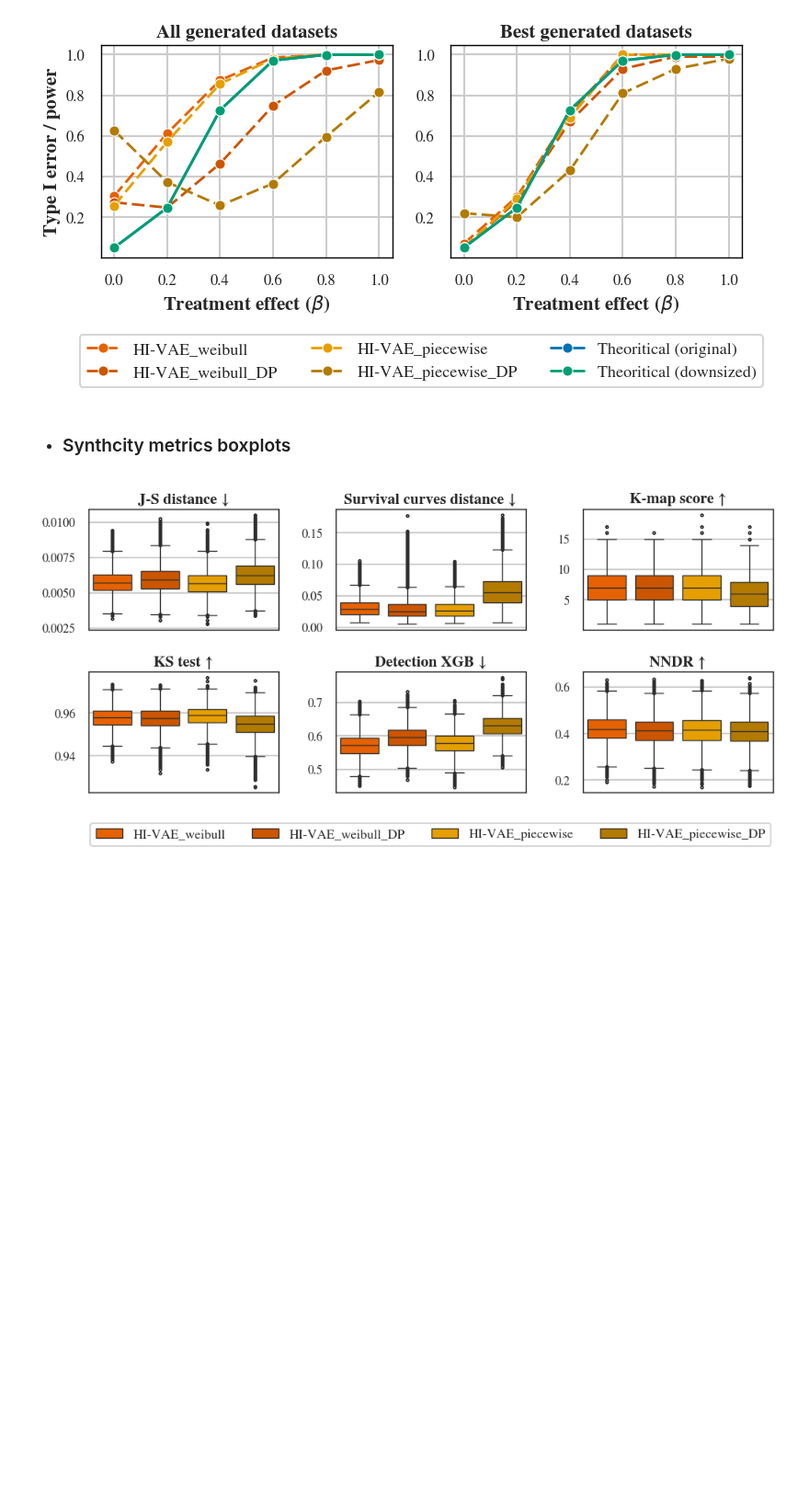
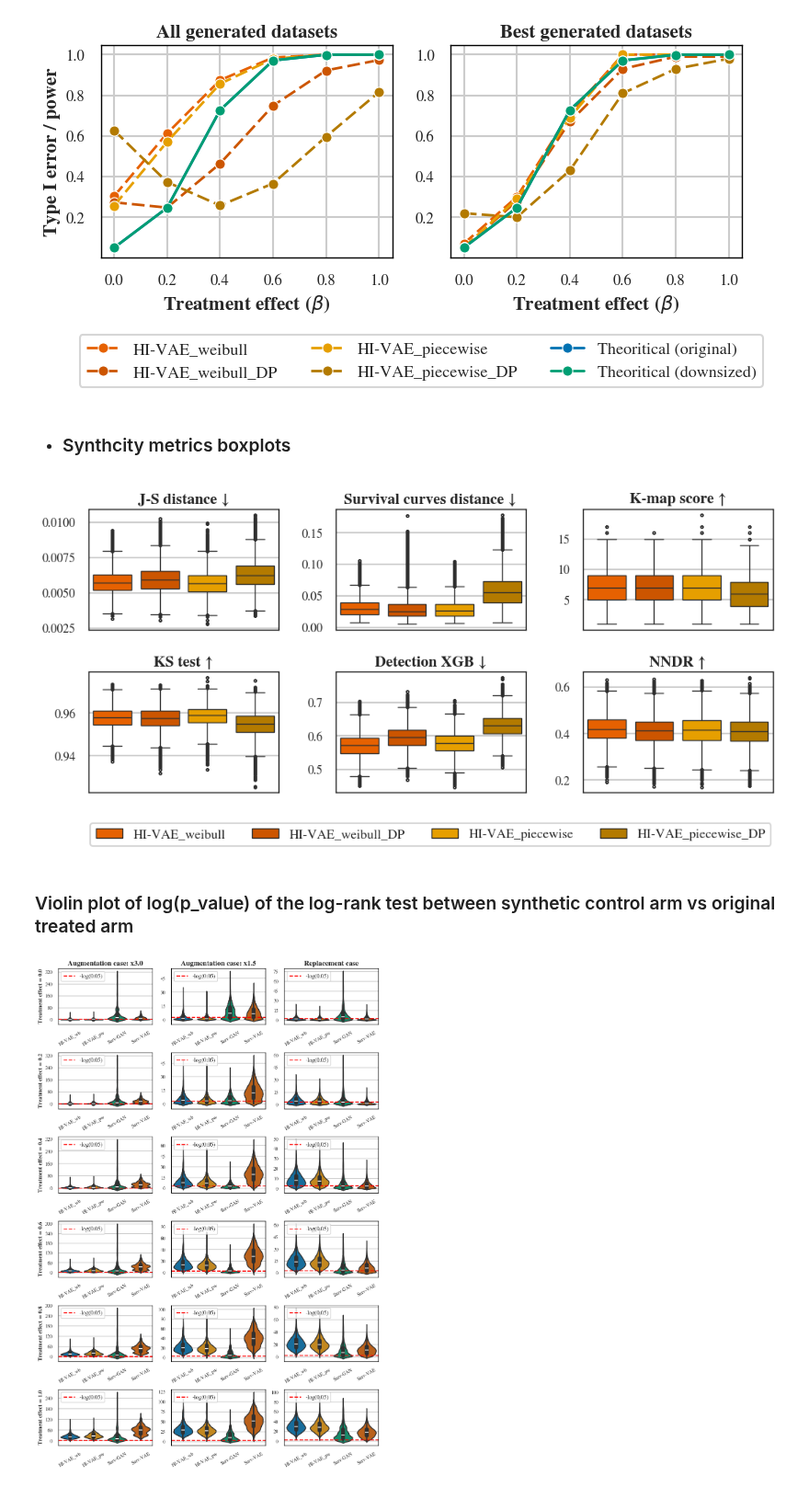
Before and after one commit to aguilloux/survgen-clinical-trials, a Jupyter notebook: visualization notebook/notebook_figures_paper.ipynb, the cells around one changed output. Shown at 92% size. Saved outputs shown, nothing was run; the diff lists cells and outputs as text; code cells hidden in the pictures; blank space fills up the shorter version.

```diff
--- a/visualization notebook/notebook_figures_paper.ipynb
+++ b/visualization notebook/notebook_figures_paper.ipynb
@@ -1737,3 +1756,51 @@ plt.savefig("../figures/datasets_perf_DP", bbox_inches="tight")
 plt.show()
 # %% [output]
 [figure]
+# %% [markdown]
+### Violin plot of log(p_value) of the log-rank test between synthetic control arm vs original treated arm
+# %%
+from matplotlib.ticker import MaxNLocator
+
+generators_sel = ["HI-VAE_weibull", "HI-VAE_piecewise", "Surv-GAN", "Surv-VAE"]
+treatment_effects = np.unique(results_control_indep.H0_coef.values)
+aug_percs = np.unique(results_control_indep.aug_perc.values)
+fig, axs = plt.subplots(len(treatment_effects), len(aug_percs), figsize=(4 * len(aug_percs), 3 * len(treatment_effects)))
+plt.subplots_adjust(hspace=.5, wspace=0.2)
+
+for i, aug_perc in enumerate(aug_percs):
+    results_ext_control = results_control_indep[results_control_indep.aug_perc == aug_perc].copy(deep=True)
+
+    for j, treatment_effect in enumerate(treatment_effects):
+        df = pd.DataFrame(columns=["Learner", "Treatment effect", "Log(pvalue)"])
+        results_ext_control_ = results_ext_control[results_ext_control.H0_coef == treatment_effect]
+        for generator_name in generators_sel:
+            for spine in axs[j, i].spines.values():
+                spine.set_linewidth(1)
+                spine.set_edgecolor('black')
+            log_pvalue = results_ext_control_['log_pvalue_' + generator_name].values
+
+            df = pd.concat([df, pd.DataFrame(np.array([[generator_name] * len(log_pvalue), results_ext_control_.H0_coef.values, log_pvalue]).T,
+                            columns=["Learner", "Treatment effect", "Log(pvalue)"])])
+
+        axs[j, i].axhline(y=-np.log(0.05), color="red", linestyle="--", linewidth=2, label="-log(0.05)")
+        df["Treatment effect"] = pd.to_numeric(df["Treatment effect"], errors="coerce")
+        df["Learner"] = df["Learner"].replace({"HI-VAE_weibull": "HI-VAE_wb", "HI-VAE_piecewise": "HI-VAE_pw"})
+        df["Log(pvalue)"] = pd.to_numeric(df["Log(pvalue)"], errors="coerce")
+        sns.violinplot(data=df, x="Learner", y="Log(pvalue)", hue="Learner", ax=axs[j, i])
+        axs[j, i].set_ylabel("")
+        axs[j, i].set_xlabel("")
+        axs[j, i].yaxis.set_major_locator(MaxNLocator(nbins=6))
+        if j == 0:
+            if i < len(aug_percs)-1:
+                axs[j, i].set_title("Augmentation case: x{}".format(1/(aug_perc)), fontweight="semibold", fontsize=15)
+            else:
+                axs[j, i].set_title("Replacement case", fontweight="semibold", fontsize=15)
+
+        if i == 0:
+            axs[j, i].set_ylabel("Treatment effect = {:.1f}".format(treatment_effect), fontweight="semibold", fontsize=12)
+        axs[j, i].legend(loc="upper left", fontsize=12)
+        axs[j, i].tick_params(axis='x', labelsize=10, rotation=30)
+        axs[j, i].tick_params(axis='y', labelsize=10)
+plt.show()
+# %% [output]
+[figure, added]
```
Also changed, not shown: parts of 3 cells of this notebook.
